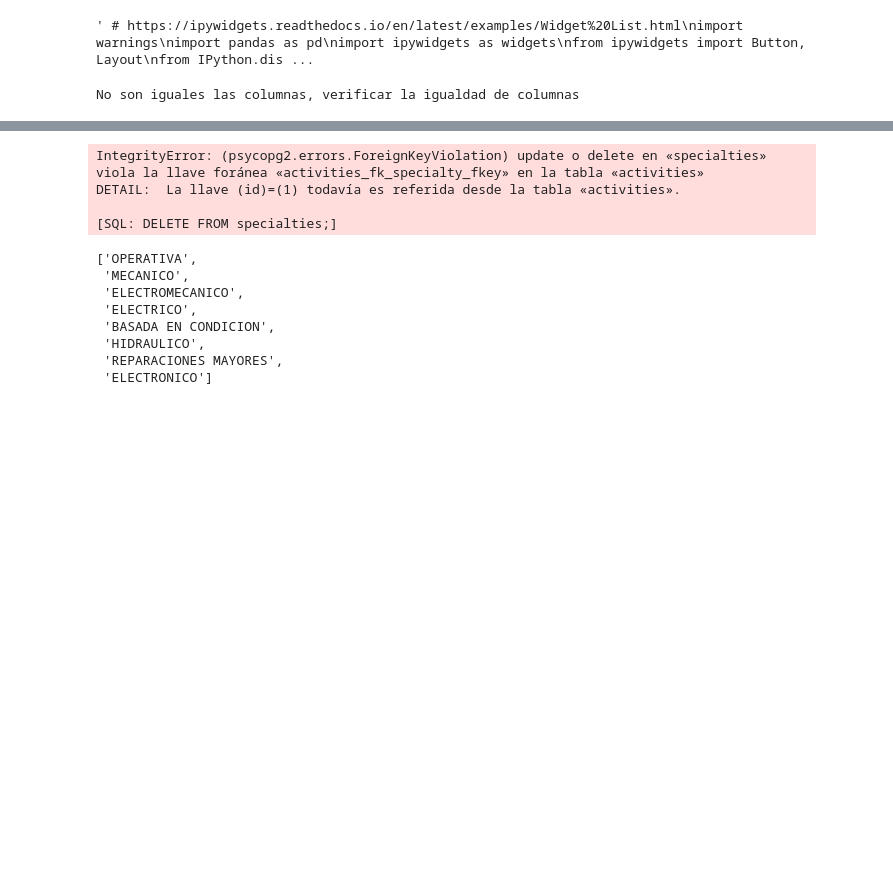
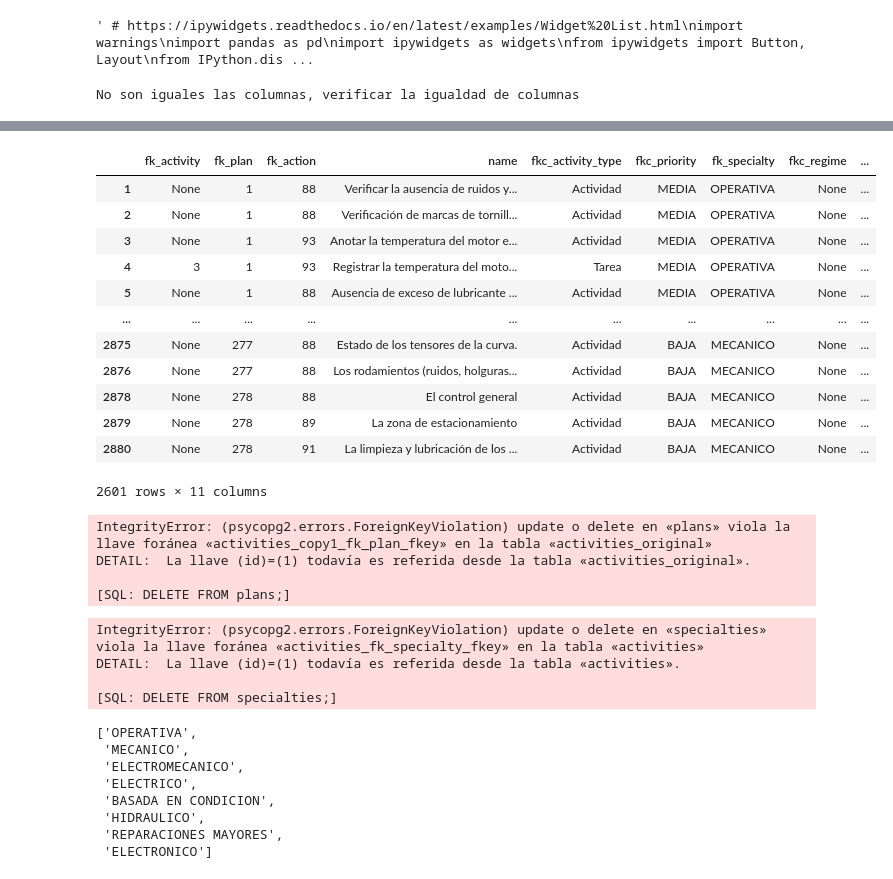
Before and after one commit to raulink/datascience_etcmt, a Jupyter notebook: notebooks/1.script.ipynb, the cells around one changed output, grey strips where cells are left out. Saved outputs shown, nothing was run; the diff lists cells and outputs as text; code cells hidden in the pictures; blank space fills up the shorter version.

```diff
--- a/notebooks/1.script.ipynb
+++ b/notebooks/1.script.ipynb
@@ -419,9 +440,12 @@ df_speciality
 # %%
+# VALIDACION DE ELEMENTOS DE LAS COLUMNAS fkc
+
 # Datos base de datos destino
-filtered_data
-fkc_columns = [col for col in filtered_data.columns if col.startswith('fkc_')]
-# filtered_data[fkc_columns]
+df_activities
+fkc_columns = [col for col in df_activities.columns if col.startswith('fkc_')]
+# df_activities[fkc_columns]
 # Obtener los valores únicos de las columnas filtradas
-unique_values = pd.unique(filtered_data[fkc_columns].values.ravel())
-unique_values
+unique_values = pd.unique(df_activities[fkc_columns].values.ravel())
+query = f"select * from classifiers where name in {tuple(unique_values)}"
+query
 # %% [output]
@@ -439,5 +452,0 @@ array(['Actividad', 'MEDIA', None, 'Tarea', 'BAJA', 'ALTA', 'BAJA '],
-# %%
-# Antes se debe eliminar de la tabla activities
-
-query = f"select * from classifiers where name in {list(unique_values)}"
-query
@@ -605,0 +856,7 @@ DETAIL:  La llave (id)=(1) todavía es referida desde la tabla «activities_orig
+# %%
+
+# Llamada a la función
+df_classifiers = obtener_registros('postgres', 'postgres', 'localhost', 'simyo3', 'select * from classifiers',['id', 'name' ])
+df_classifiers.index = df_classifiers['id']
+
+df_classifiers
@@ -605,0 +889,19 @@ DETAIL:  La llave (id)=(1) todavía es referida desde la tabla «activities_orig
+# %%
+filtered_data['fk_action'] =filtered_data['fk_action'].apply(lambda x: buscarIndice(df_classifiers,x,columna='name'))
+filtered_data['fkc_activity_type'] = filtered_data['fkc_activity_type'].apply(lambda x: buscarIndice(df_classifiers,x,columna='name'))
+filtered_data['fkc_priority'] = filtered_data['fkc_priority'].apply(lambda x: buscarIndice(df_classifiers,x,columna='name'))
+filtered_data
+# %% [output]
+|  | fk_activity | fk_plan | fk_action | name | fkc_activity_type | fkc_priority | fk_specialty | fkc_regime | ... |
+| 1 | None | 1 | 88 | Verificar la ausencia de ruidos y... | Actividad | MEDIA | OPERATIVA | None | ... |
+| 2 | None | 1 | 88 | Verificación de marcas de tornill... | Actividad | MEDIA | OPERATIVA | None | ... |
+| 3 | None | 1 | 93 | Anotar la temperatura del motor e... | Actividad | MEDIA | OPERATIVA | None | ... |
+| 4 | 3 | 1 | 93 | Registrar la temperatura del moto... | Tarea | MEDIA | OPERATIVA | None | ... |
+| 5 | None | 1 | 88 | Ausencia de exceso de lubricante ... | Actividad | MEDIA | OPERATIVA | None | ... |
+| ... | ... | ... | ... | ... | ... | ... | ... | ... | ... |
+| 2875 | None | 277 | 88 | Estado de los tensores de la curva. | Actividad | BAJA | MECANICO | None | ... |
+| 2876 | None | 277 | 88 | Los rodamientos (ruidos, holguras... | Actividad | BAJA | MECANICO | None | ... |
+| 2878 | None | 278 | 88 | El control general | Actividad | BAJA | MECANICO | None | ... |
+| 2879 | None | 278 | 89 | La zona de estacionamiento | Actividad | BAJA | MECANICO | None | ... |
+| 2880 | None | 278 | 91 | La limpieza y lubricación de los ... | Actividad | BAJA | MECANICO | None | ... |
+2601 rows × 11 columns
@@ -606,3 +910,16 @@ DETAIL:  La llave (id)=(1) todavía es referida desde la tabla «activities_orig
+# %%
+from sqlalchemy import create_engine, text
+import pandas as pd
+
+
+
+# Ejemplo de cómo llamar a la función:
+actualizar_tabla_postgres('postgres', 'postgres', 'localhost', 'simyo3', 'plans', 'id', df_plan)
+# %% [output]
+IntegrityError: (psycopg2.errors.ForeignKeyViolation) update o delete en «plans» viola la llave foránea «activities_copy1_fk_plan_fkey» en la tabla «activities_original»
+DETAIL:  La llave (id)=(1) todavía es referida desde la tabla «activities_original».
+
+[SQL: DELETE FROM plans;]
 # %%
 # El cargado de las
 # %%
```
Also changed, not shown: parts of 33 cells of this notebook, 3 other files.
